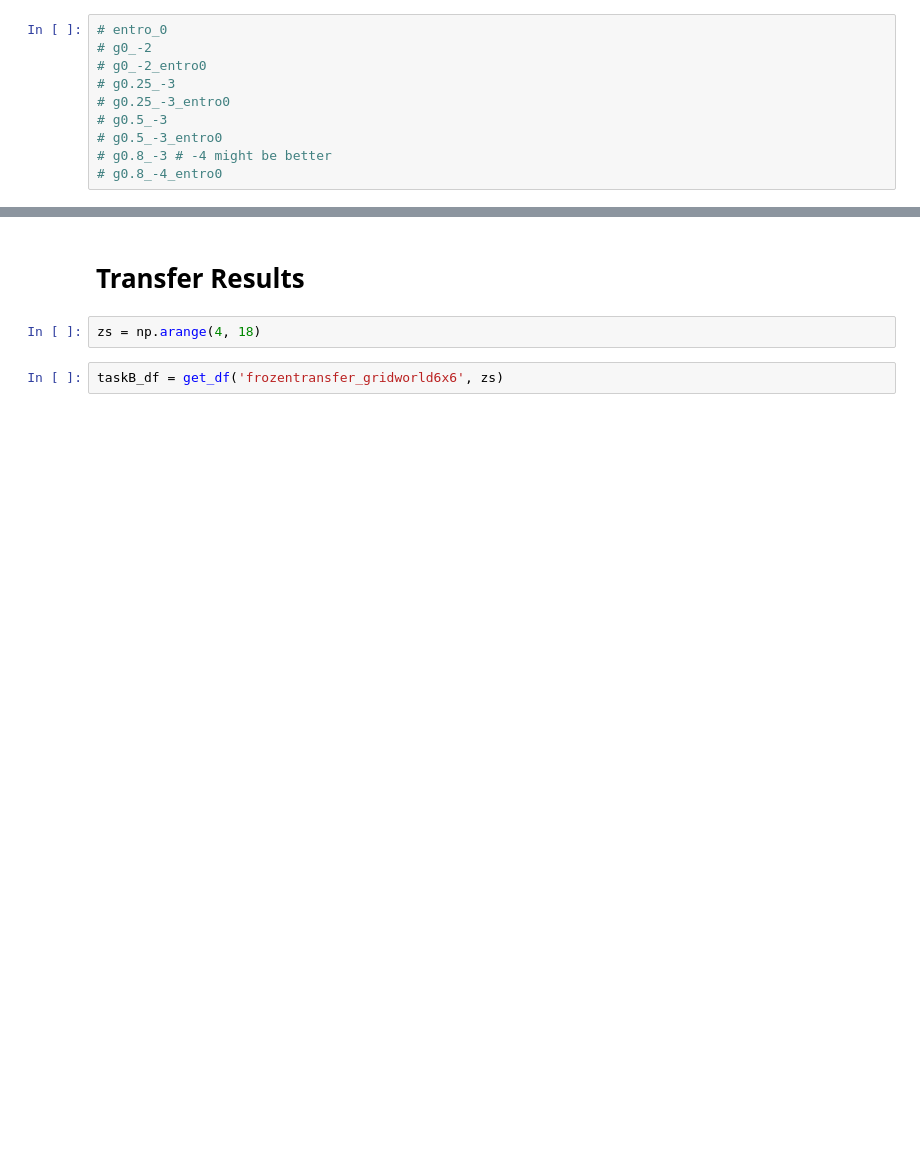
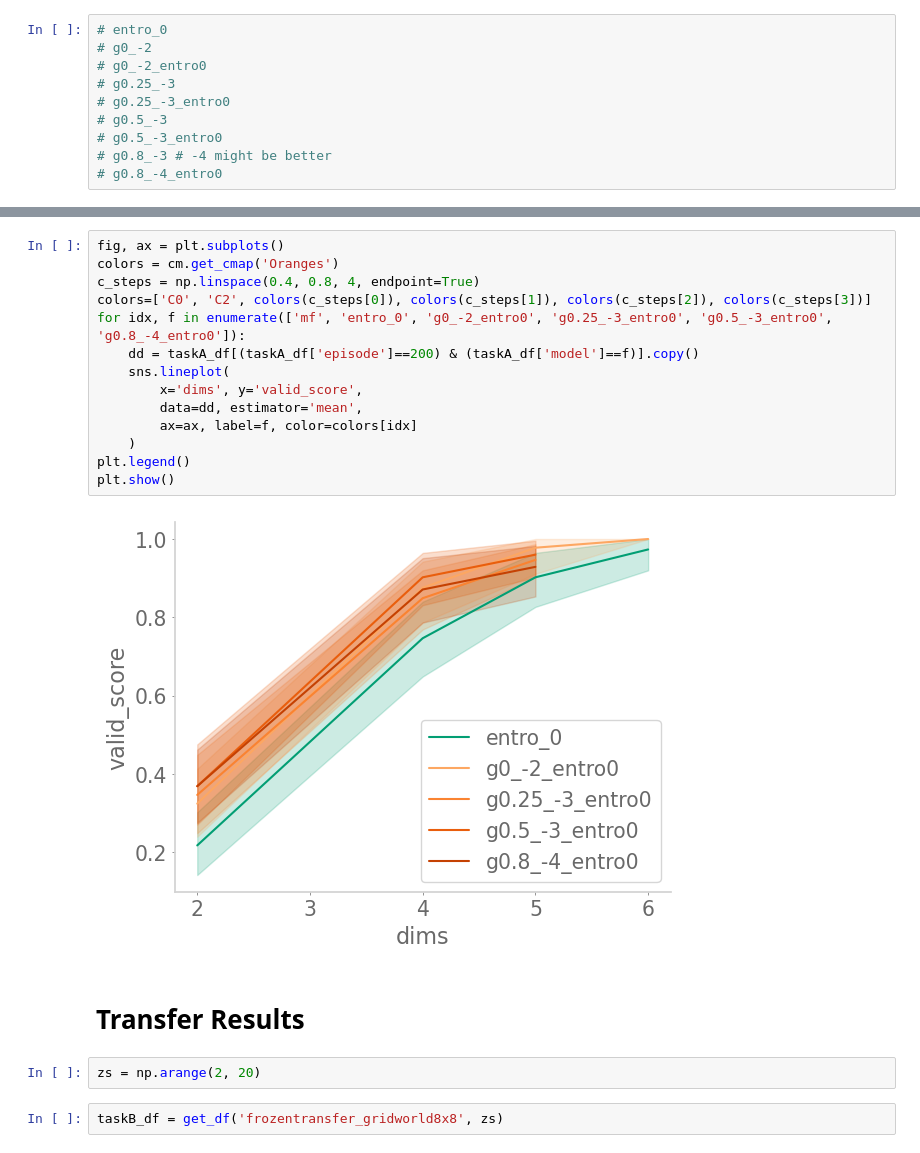
Before and after one commit to chingf/auxrl, a Jupyter notebook: notebooks/04-gridworld-sweep-results.ipynb, the cells around one changed output, grey strips where cells are left out. Cells and saved outputs as stored; diff of their text form; blank space fills up the shorter version.

```diff
--- a/notebooks/04-gridworld-sweep-results.ipynb
+++ b/notebooks/04-gridworld-sweep-results.ipynb
@@ -167,6 +163,22 @@ plot(
+# %%
+fig, ax = plt.subplots()
+colors = cm.get_cmap('Oranges')
+c_steps = np.linspace(0.4, 0.8, 4, endpoint=True)
+colors=['C0', 'C2', colors(c_steps[0]), colors(c_steps[1]), colors(c_steps[2]), colors(c_steps[3])]
+for idx, f in enumerate(['mf', 'entro_0', 'g0_-2_entro0', 'g0.25_-3_entro0', 'g0.5_-3_entro0', 'g0.8_-4_entro0']):
+    dd = taskA_df[(taskA_df['episode']==200) & (taskA_df['model']==f)].copy()
+    sns.lineplot(
+        x='dims', y='valid_score',
+        data=dd, estimator='mean',
+        ax=ax, label=f, color=colors[idx]
+    )
+plt.legend()
+plt.show()
+# %% [output]
+[figure, added]
 # %% [markdown]
 # Transfer Results
 # %%
-zs = np.arange(4, 18)
+zs = np.arange(2, 20)
 # %%
-taskB_df = get_df('frozentransfer_gridworld6x6', zs)
+taskB_df = get_df('frozentransfer_gridworld8x8', zs)
```
Also changed, not shown: parts of 10 cells of this notebook, 7 other files.
